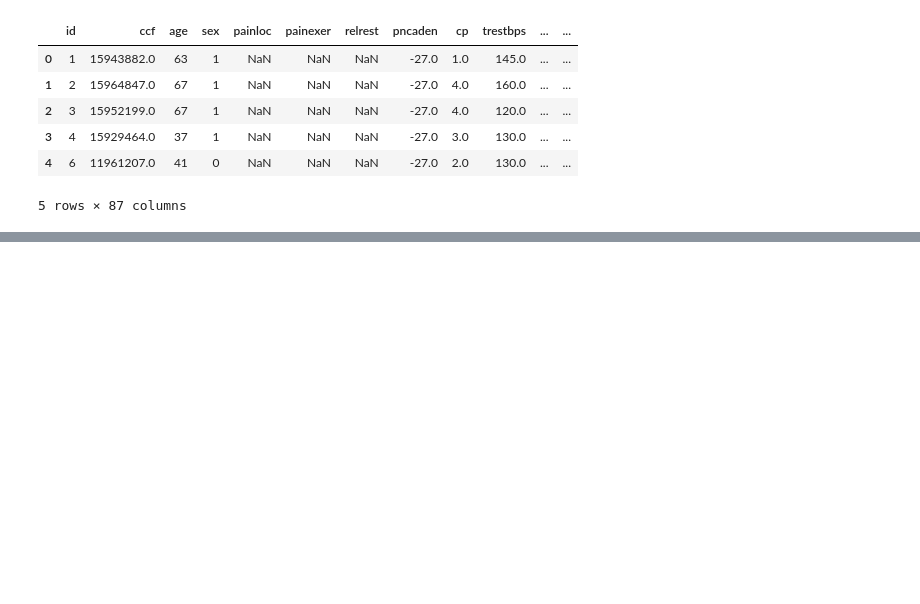
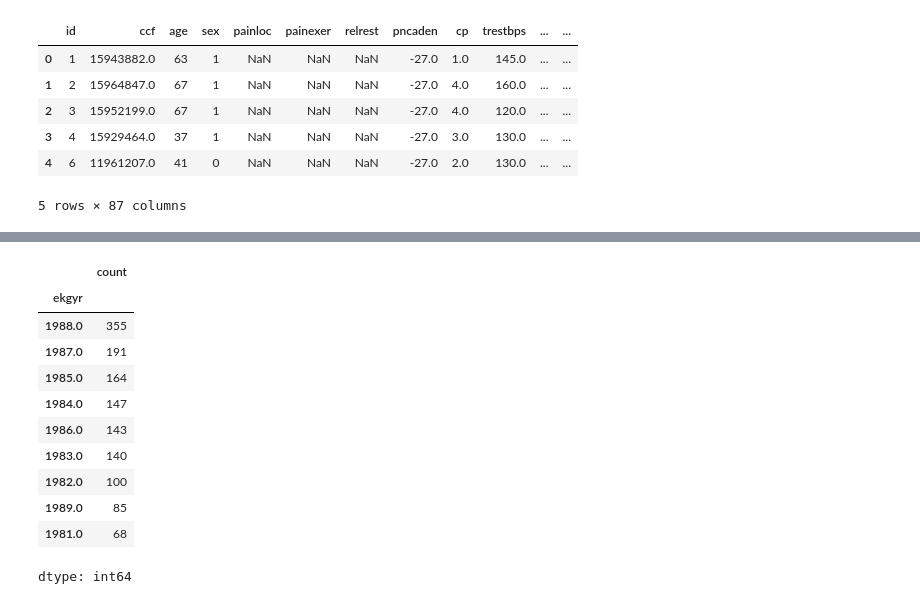
Before and after one commit to Abhi-pacific/heart-disease-prediction-project, a Jupyter notebook: Heart_disease_prediction.ipynb, the cells around one changed output, grey strips where cells are left out. Cells and saved outputs as stored; diff of their text form; code cells hidden in the pictures; blank space fills up the shorter version.

```diff
--- a/Heart_disease_prediction.ipynb
+++ b/Heart_disease_prediction.ipynb
@@ -53,0 +273,15 @@ df_full.head()
+# %%
+df_full.ekgyr.value_counts()
+# %% [output]
+|  | count |
+| ekgyr |  |
+| 1988.0 | 355 |
+| 1987.0 | 191 |
+| 1985.0 | 164 |
+| 1984.0 | 147 |
+| 1986.0 | 143 |
+| 1983.0 | 140 |
+| 1982.0 | 100 |
+| 1989.0 | 85 |
+| 1981.0 | 68 |
+dtype: int64
```
Also changed, not shown: parts of 11 cells of this notebook.
